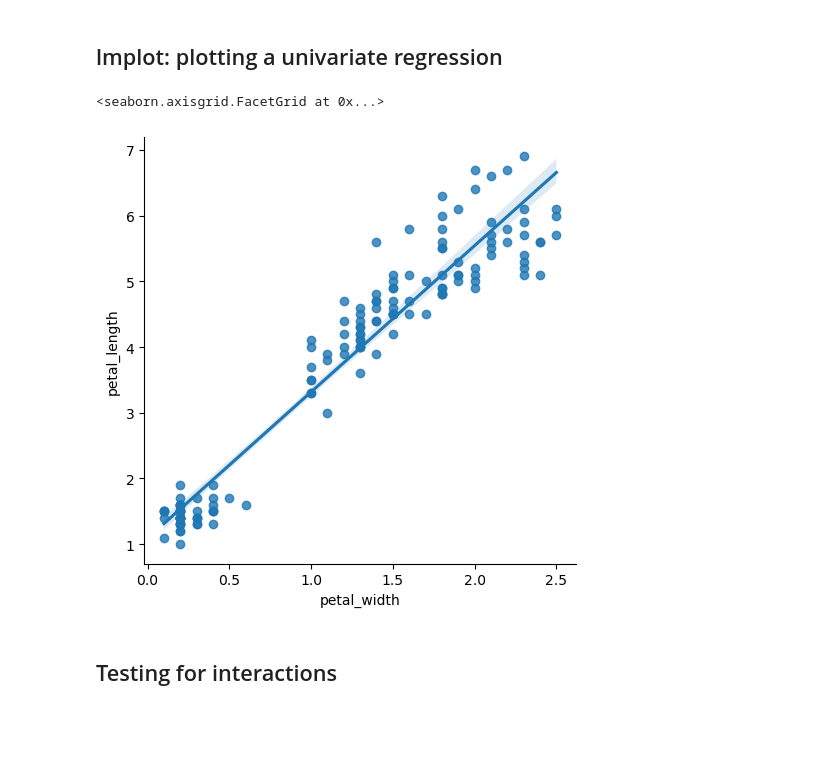
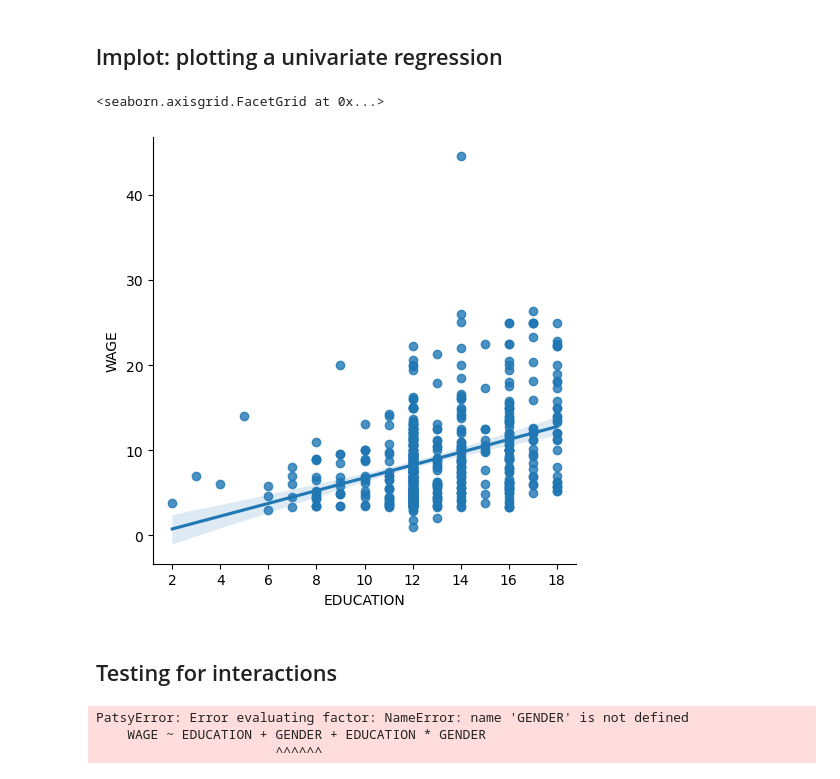
Before and after one commit to abyappan/pystats, a Jupyter notebook: pystats.ipynb, the cells around one changed output. Cells and saved outputs as stored; diff of their text form; code cells hidden in the pictures; blank space fills up the shorter version.

```diff
--- a/pystats.ipynb
+++ b/pystats.ipynb
@@ -283,4 +283,5 @@ print(model.f_test([0,1,-1,0]))
 # %% [markdown]
 ## More visualization: seaborn for statistical exploration
 # %%
+data = pandas.read_csv('wages.csv', sep=',')
 print(data)
@@ -315,11 +301,15 @@ seaborn.pairplot(data, vars=['sepal_length', 'sepal_width', 'petal_length', 'pet
 # %% [markdown]
 ## lmplot: plotting a univariate regression
 # %%
-seaborn.lmplot(y='petal_length', x='petal_width', data=data)
+seaborn.lmplot(y='WAGE', x='EDUCATION', data=data)
 # %% [output]
 <seaborn.axisgrid.FacetGrid at 0x...>
-[figure, old version]
+[figure, new version]
 # %% [markdown]
 ## Testing for interactions
 # %%
-result = ols(formula = 'sepal_width ~ sepal_length + petal_length + sepal_length * petal_width', data=data).fit()
+result = ols(formula = 'WAGE ~ EDUCATION + GENDER + EDUCATION * GENDER', data=data).fit()
+# %% [output]
+PatsyError: Error evaluating factor: NameError: name 'GENDER' is not defined
+    WAGE ~ EDUCATION + GENDER + EDUCATION * GENDER
+                       ^^^^^^
```
Also changed, not shown: parts of 3 cells of this notebook, 1 other file.
